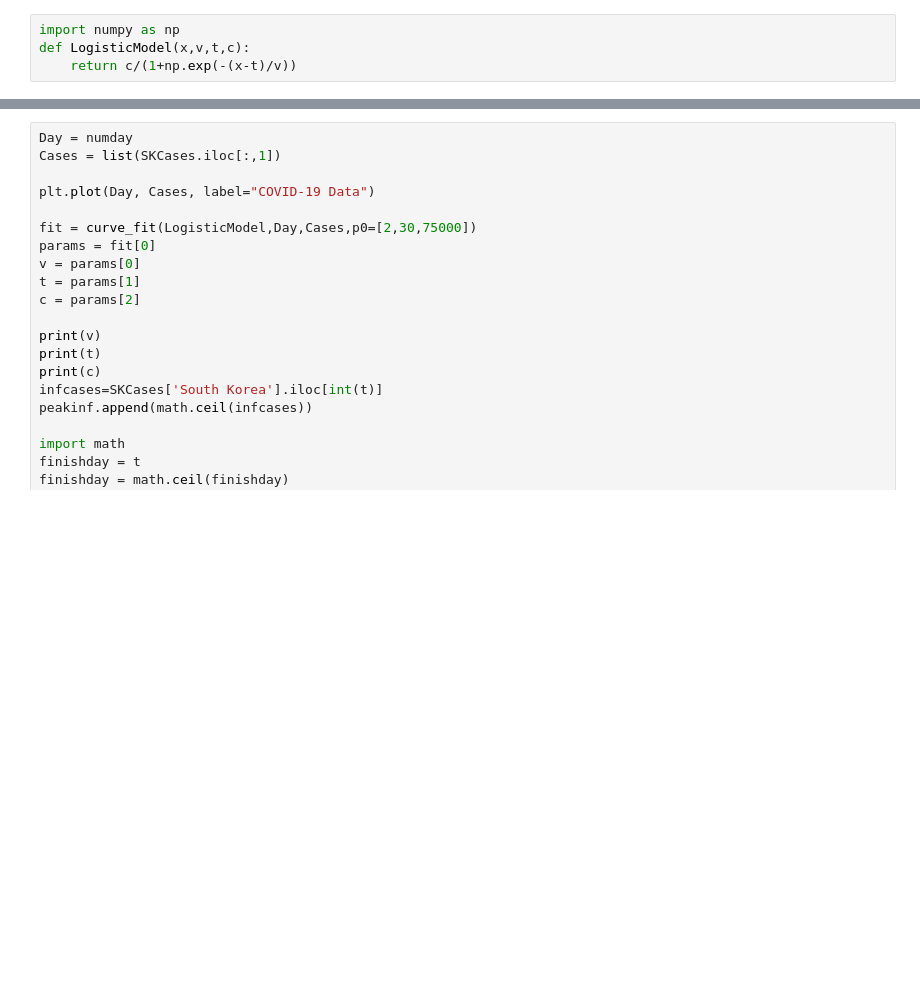
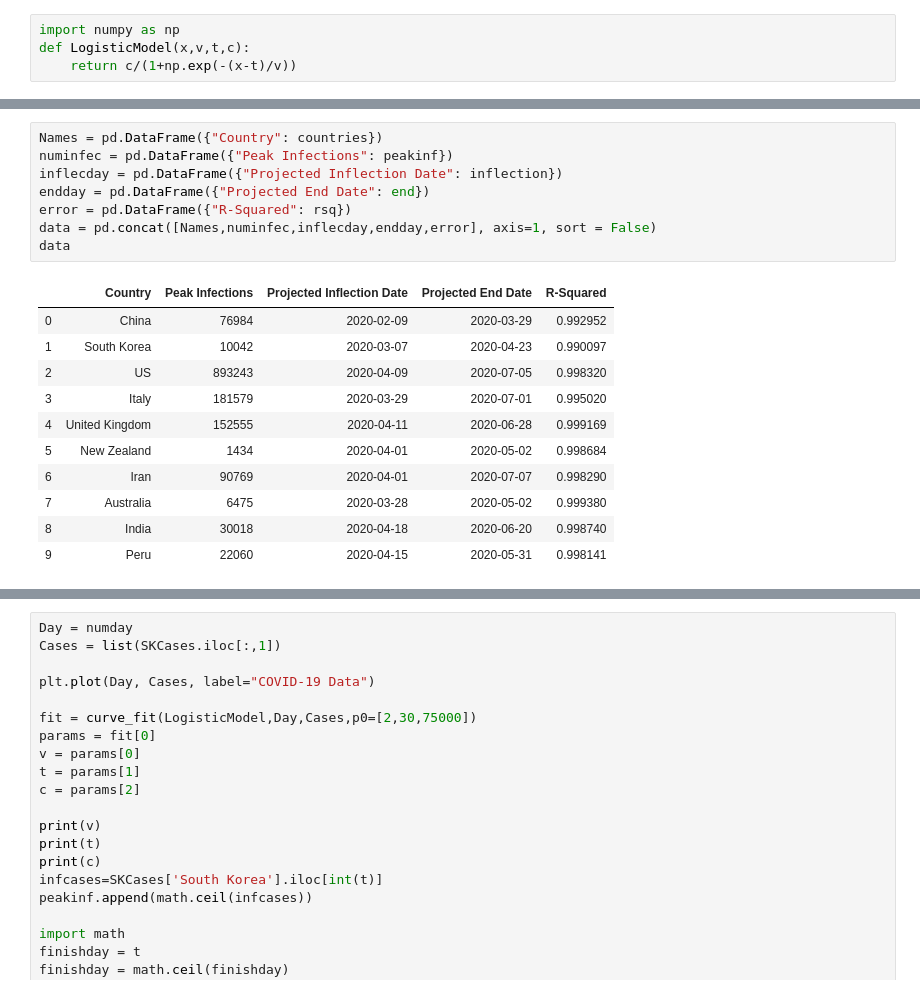
Before and after one commit to miholjcicmarko/COMP5360Project, a Jupyter notebook: python_journals/models.ipynb, the cells around one changed output, grey strips where cells are left out. Saved outputs shown, nothing was run; the diff lists cells and outputs as text; blank space fills up the shorter version.

```diff
--- a/python_journals/models.ipynb
+++ b/python_journals/models.ipynb
@@ -111,0 +271,20 @@ print("End of the Infection: " + str(enddate))
+# %%
+Names = pd.DataFrame({"Country": countries})
+numinfec = pd.DataFrame({"Peak Infections": peakinf})
+inflecday = pd.DataFrame({"Projected Inflection Date": inflection})
+endday = pd.DataFrame({"Projected End Date": end})
+error = pd.DataFrame({"R-Squared": rsq})
+data = pd.concat([Names,numinfec,inflecday,endday,error], axis=1, sort = False)
+data
+# %% [output]
+|  | Country | Peak Infections | Projected Inflection Date | Projected End Date | R-Squared |
+| 0 | China | 76984 | 2020-02-09 | 2020-03-29 | 0.992952 |
+| 1 | South Korea | 10042 | 2020-03-07 | 2020-04-23 | 0.990097 |
+| 2 | US | 893243 | 2020-04-09 | 2020-07-05 | 0.998320 |
+| 3 | Italy | 181579 | 2020-03-29 | 2020-07-01 | 0.995020 |
+| 4 | United Kingdom | 152555 | 2020-04-11 | 2020-06-28 | 0.999169 |
+| 5 | New Zealand | 1434 | 2020-04-01 | 2020-05-02 | 0.998684 |
+| 6 | Iran | 90769 | 2020-04-01 | 2020-07-07 | 0.998290 |
+| 7 | Australia | 6475 | 2020-03-28 | 2020-05-02 | 0.999380 |
+| 8 | India | 30018 | 2020-04-18 | 2020-06-20 | 0.998740 |
+| 9 | Peru | 22060 | 2020-04-15 | 2020-05-31 | 0.998141 |
```
Also changed, not shown: parts of 14 cells of this notebook.
